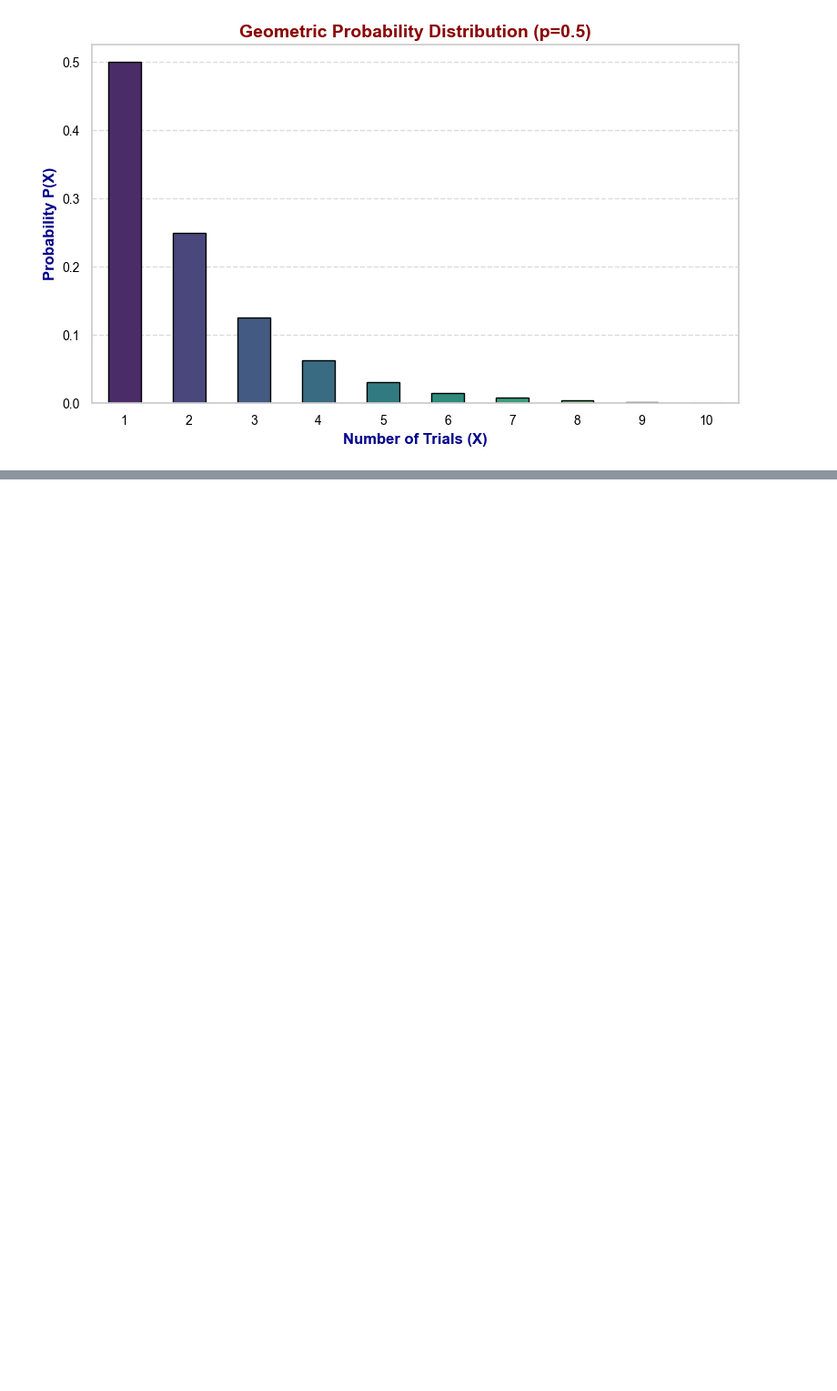
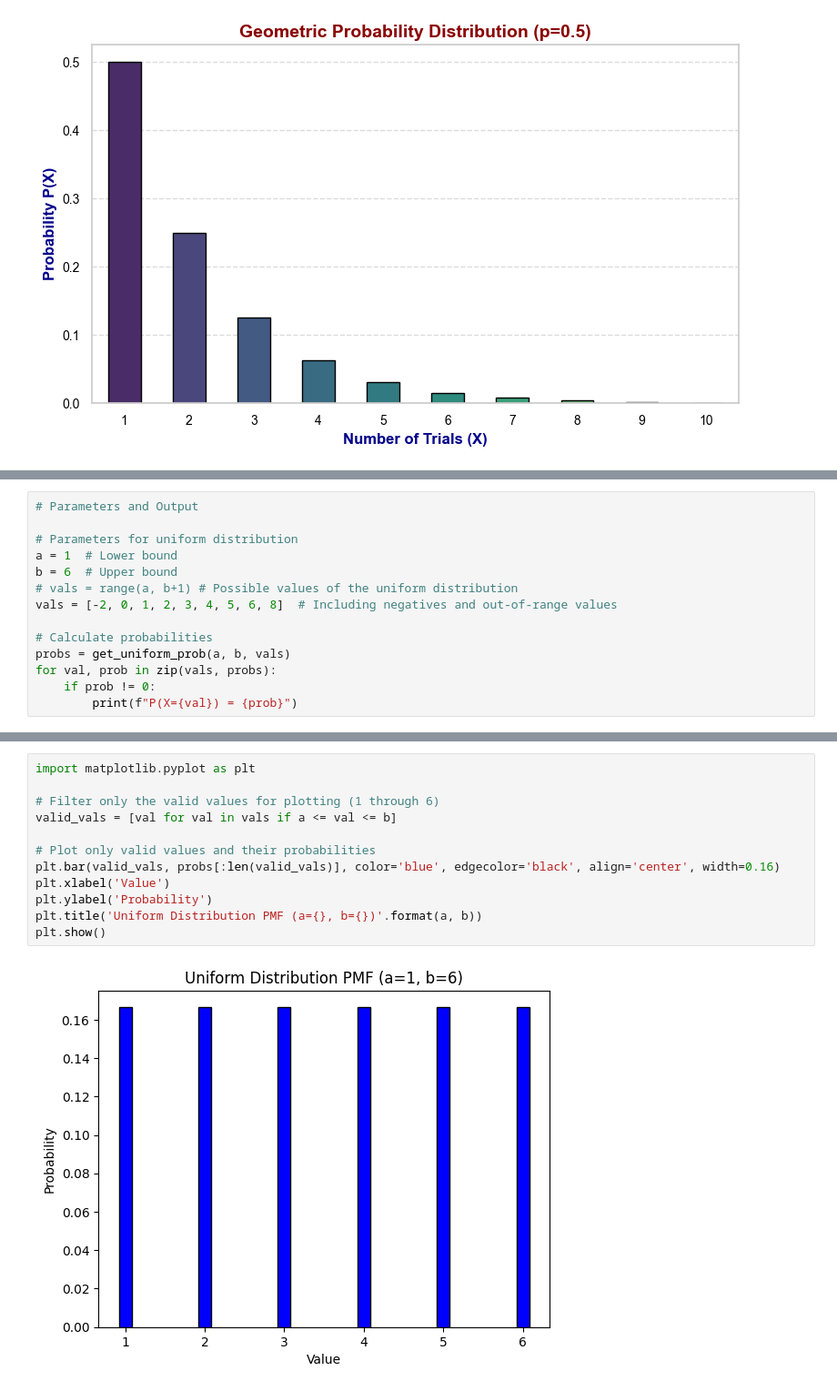
Before and after one commit to zubrist/MFCS-SYSTEM_LAB, a Jupyter notebook: random_variable.ipynb, the cells around one changed output, grey strips where cells are left out. Shown at 91% size. Cells and saved outputs as stored; diff of their text form; blank space fills up the shorter version.

Commit message:
Add Uniform Distribution by Shatarupa

```diff
--- a/random_variable.ipynb
+++ b/random_variable.ipynb
@@ -225,0 +276,14 @@ Passing `palette` without assigning `hue` is deprecated and will be removed in v
+# %%
+# Parameters and Output
+
+# Parameters for uniform distribution
+a = 1  # Lower bound
+b = 6  # Upper bound
+# vals = range(a, b+1) # Possible values of the uniform distribution
+vals = [-2, 0, 1, 2, 3, 4, 5, 6, 8]  # Including negatives and out-of-range values
+
+# Calculate probabilities
+probs = get_uniform_prob(a, b, vals)
+for val, prob in zip(vals, probs):
+    if prob != 0:
+        print(f"P(X={val}) = {prob}")
@@ -225,0 +300,14 @@ Passing `palette` without assigning `hue` is deprecated and will be removed in v
+# %%
+import matplotlib.pyplot as plt
+
+# Filter only the valid values for plotting (1 through 6)
+valid_vals = [val for val in vals if a <= val <= b]
+
+# Plot only valid values and their probabilities
+plt.bar(valid_vals, probs[:len(valid_vals)], color='blue', edgecolor='black', align='center', width=0.16)
+plt.xlabel('Value')
+plt.ylabel('Probability')
+plt.title('Uniform Distribution PMF (a={}, b={})'.format(a, b))
+plt.show()
+# %% [output]
+[figure, added]
```
Also changed, not shown: parts of 3 cells of this notebook.
